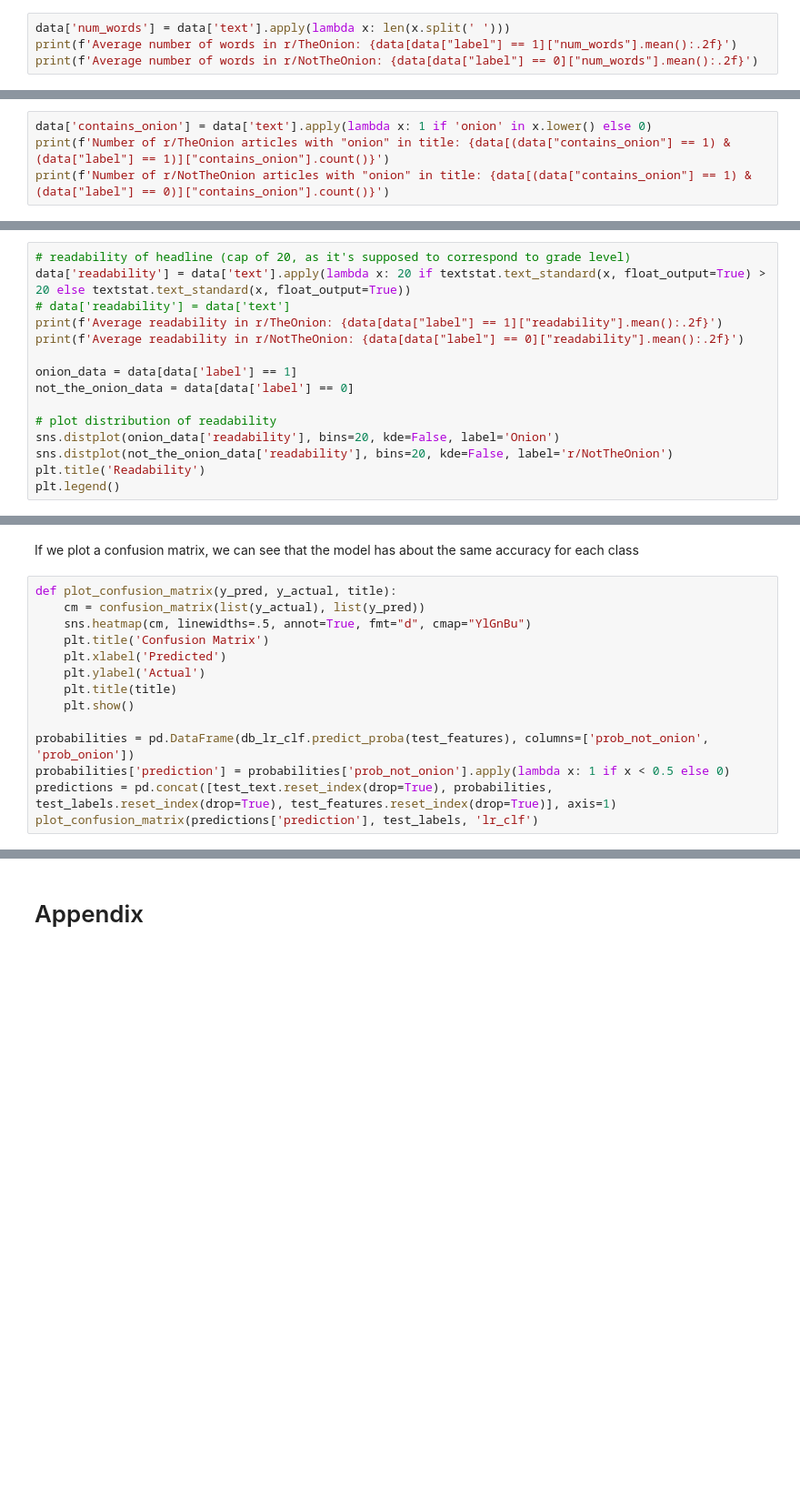
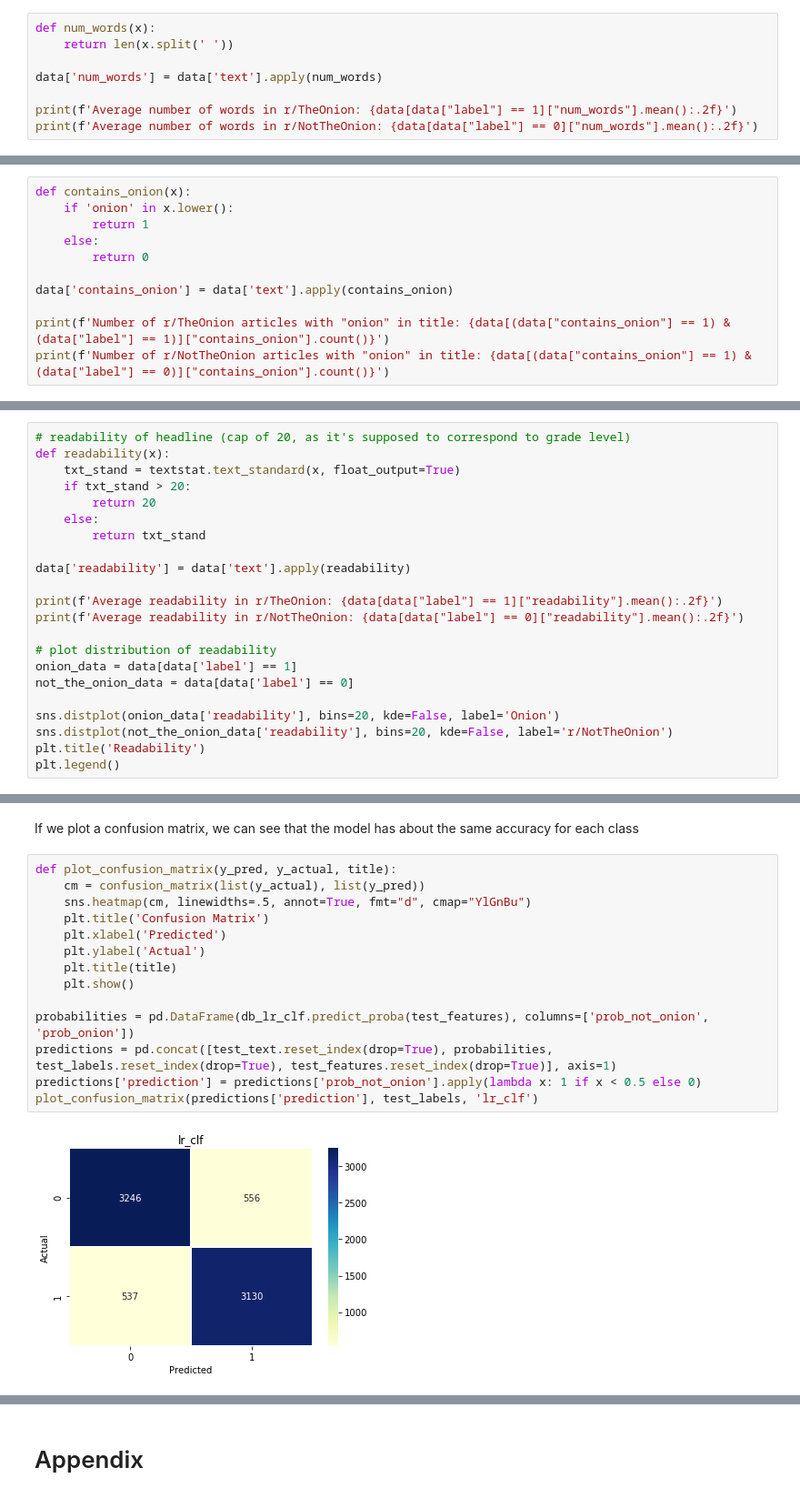
Before and after one commit to awalker88/spit-out-the-onion, a Jupyter notebook: onion_or_not.ipynb, the cells around one changed output, grey strips where cells are left out. Shown at 91% size. Saved outputs shown, nothing was run; the diff lists cells and outputs as text; blank space fills up the shorter version.

```diff
--- a/onion_or_not.ipynb
+++ b/onion_or_not.ipynb
@@ -81,7 +81,11 @@ Number of r/NotTheOnion headlines after cleaning: 14984
 # %% [markdown]
 Number of words in headline
 # %%
-data['num_words'] = data['text'].apply(lambda x: len(x.split(' ')))
+def num_words(x):
+    return len(x.split(' '))
+
+data['num_words'] = data['text'].apply(num_words)
+
 print(f'Average number of words in r/TheOnion: {data[data["label"] == 1]["num_words"].mean():.2f}')
 print(f'Average number of words in r/NotTheOnion: {data[data["label"] == 0]["num_words"].mean():.2f}')
 # %% [output]
@@ -90,7 +94,14 @@ Average number of words in r/NotTheOnion: 11.12
 # %% [markdown]
 Whether the headline contains the word 'onion'. Many of The Onion's headlines are something like: "Welcome To Onion Social, The Onion's New Social Media Platform", so this could be predictive.
 # %%
-data['contains_onion'] = data['text'].apply(lambda x: 1 if 'onion' in x.lower() else 0)
+def contains_onion(x):
+    if 'onion' in x.lower():
+        return 1
+    else:
+        return 0
+
+data['contains_onion'] = data['text'].apply(contains_onion)
+
 print(f'Number of r/TheOnion articles with "onion" in title: {data[(data["contains_onion"] == 1) & (data["label"] == 1)]["contains_onion"].count()}')
 print(f'Number of r/NotTheOnion articles with "onion" in title: {data[(data["contains_onion"] == 1) & (data["label"] == 0)]["contains_onion"].count()}')
 # %% [output]
@@ -100,15 +111,22 @@ Number of r/NotTheOnion articles with "onion" in title: 54
 Calculates the grade level needed to read the title with [textstat](https://pypi.org/project/textstat/), which combines many metrics into one. Most of those metrics use things like number of syllables, characters per word, number of predefined "easy" words, etc.
 # %%
 # readability of headline (cap of 20, as it's supposed to correspond to grade level)
-data['readability'] = data['text'].apply(lambda x: 20 if textstat.text_standard(x, float_output=True) > 20 else textstat.text_standard(x, float_output=True))
-# data['readability'] = data['text']
+def readability(x):
+    txt_stand = textstat.text_standard(x, float_output=True)
+    if txt_stand > 20:
+        return 20
+    else:
+        return txt_stand
+
+data['readability'] = data['text'].apply(readability)
+
 print(f'Average readability in r/TheOnion: {data[data["label"] == 1]["readability"].mean():.2f}')
 print(f'Average readability in r/NotTheOnion: {data[data["label"] == 0]["readability"].mean():.2f}')
 
+# plot distribution of readability
 onion_data = data[data['label'] == 1]
 not_the_onion_data = data[data['label'] == 0]
 
-# plot distribution of readability
 sns.distplot(onion_data['readability'], bins=20, kde=False, label='Onion')
 sns.distplot(not_the_onion_data['readability'], bins=20, kde=False, label='r/NotTheOnion')
 plt.title('Readability')
@@ -309,14 +330,16 @@ If we plot a confusion matrix, we can see that the model has about the same accu
 # %%
 def plot_confusion_matrix(y_pred, y_actual, title):
     cm = confusion_matrix(list(y_actual), list(y_pred))
     sns.heatmap(cm, linewidths=.5, annot=True, fmt="d", cmap="YlGnBu")
     plt.title('Confusion Matrix')
     plt.xlabel('Predicted')
     plt.ylabel('Actual')
     plt.title(title)
     plt.show()
 
 probabilities = pd.DataFrame(db_lr_clf.predict_proba(test_features), columns=['prob_not_onion', 'prob_onion'])
-probabilities['prediction'] = probabilities['prob_not_onion'].apply(lambda x: 1 if x < 0.5 else 0)
 predictions = pd.concat([test_text.reset_index(drop=True), probabilities, test_labels.reset_index(drop=True), test_features.reset_index(drop=True)], axis=1)
+predictions['prediction'] = predictions['prob_not_onion'].apply(lambda x: 1 if x < 0.5 else 0)
 plot_confusion_matrix(predictions['prediction'], test_labels, 'lr_clf')
+# %% [output]
+[figure, added]
```
Also changed, not shown: parts of 12 cells of this notebook, 1 other file.
